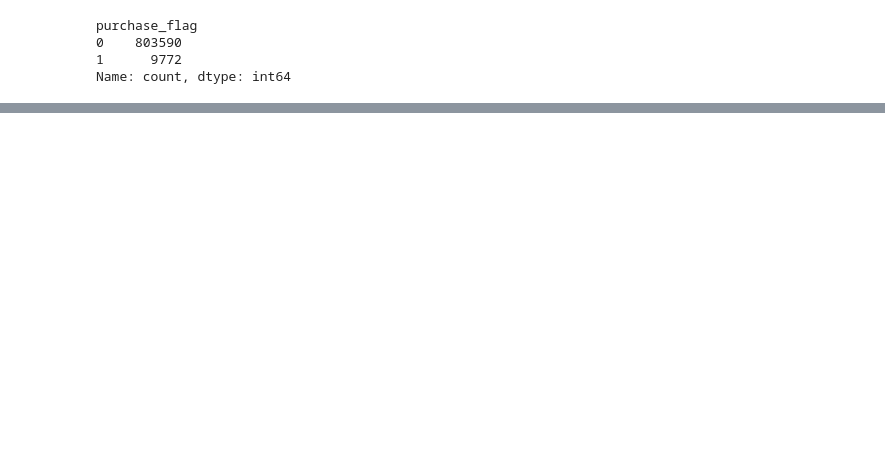
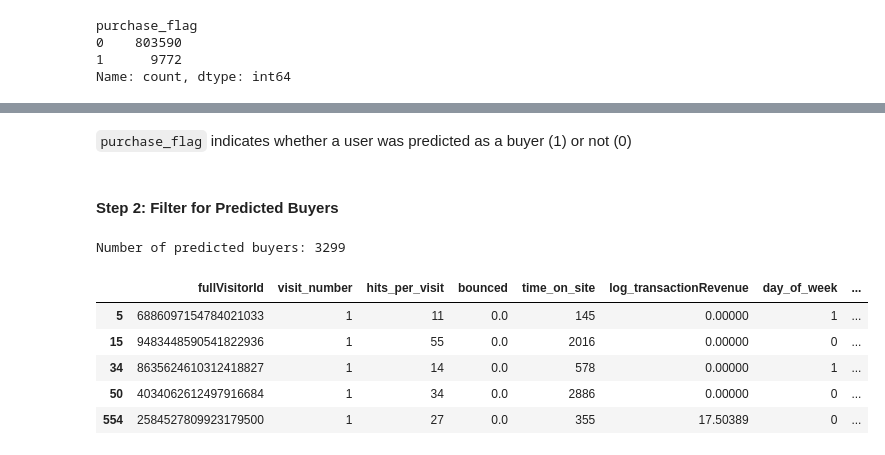
Before and after one commit to PaolaGaray/GA-CustomerRevenuePrediction, a Jupyter notebook: notebooks/predictive_modeling.ipynb, the cells around one changed output, grey strips where cells are left out. Drawn from its saved outputs; the diff is of its cells as text; code cells hidden in the pictures; blank space fills up the shorter version.

```diff
--- a/notebooks/predictive_modeling.ipynb
+++ b/notebooks/predictive_modeling.ipynb
@@ -621,0 +116,10 @@ buyers_df = buyers_df.merge(
+# %%
+from imblearn.over_sampling import SMOTE
+
+# Apply SMOTE to the training set
+smote = SMOTE(random_state=42)
+X_train_smote, y_train_smote = smote.fit_resample(X_train_model, y_train)
+
+# Check the new class distribution
+print(f"Original class distribution:\n{y_train.value_counts()}")
+print(f"Resampled class distribution:\n{pd.Series(y_train_smote).value_counts()}")
@@ -621,0 +142,7 @@ buyers_df = buyers_df.merge(
+# %%
+from sklearn.ensemble import RandomForestClassifier
+from sklearn.metrics import classification_report, roc_auc_score
+
+# Train a Random Forest classifier with the oversampled dataset
+rf_model = RandomForestClassifier(random_state=42, n_estimators=100)
+rf_model.fit(X_train_smote, y_train_smote)
@@ -621,0 +151,8 @@ buyers_df = buyers_df.merge(
+# %%
+# Predict on the test set
+y_pred = rf_model.predict(X_test_model)
+y_pred_proba = rf_model.predict_proba(X_test_model)[:, 1]  # For ROC-AUC
+
+# Evaluate the model
+print("Classification Report:\n", classification_report(y_test, y_pred))
+print(f"ROC-AUC Score: {roc_auc_score(y_test, y_pred_prob):.4f}")
@@ -621,0 +245,19 @@ buyers_df = buyers_df.merge(
+# %% [markdown]
+`purchase_flag` indicates whether a user was predicted as a buyer (1) or not (0)
+# %% [markdown]
+#### Step 2: Filter for Predicted Buyers
+# %%
+# Filter for predicted buyers
+buyers_df = X_test[X_test['purchase_flag'] == 1].copy()
+
+# Verify the resulting dataset
+print(f"Number of predicted buyers: {buyers_df.shape[0]}")
+display(buyers_df.head())
+# %% [output]
+Number of predicted buyers: 3299
+|  | fullVisitorId | visit_number | hits_per_visit | bounced | time_on_site | log_transactionRevenue | day_of_week | ... |
+| 5 | 6886097154784021033 | 1 | 11 | 0.0 | 145 | 0.00000 | 1 | ... |
+| 15 | 9483448590541822936 | 1 | 55 | 0.0 | 2016 | 0.00000 | 0 | ... |
+| 34 | 8635624610312418827 | 1 | 14 | 0.0 | 578 | 0.00000 | 1 | ... |
+| 50 | 4034062612497916684 | 1 | 34 | 0.0 | 2886 | 0.00000 | 0 | ... |
+| 554 | 2584527809923179500 | 1 | 27 | 0.0 | 355 | 17.50389 | 0 | ... |
```
Also changed, not shown: parts of 77 cells of this notebook.
